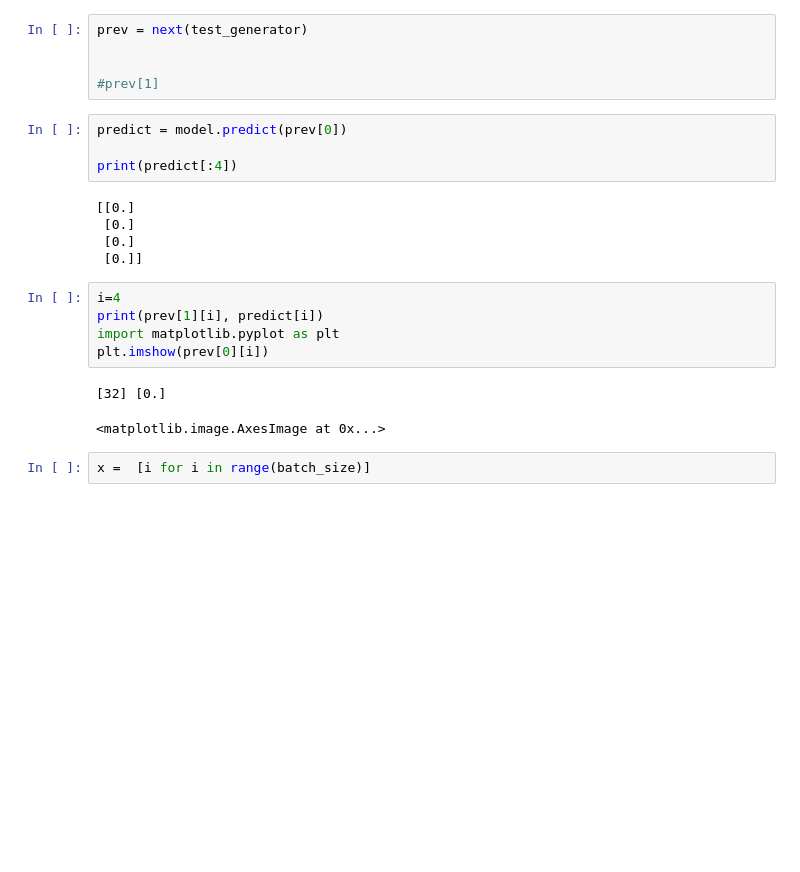
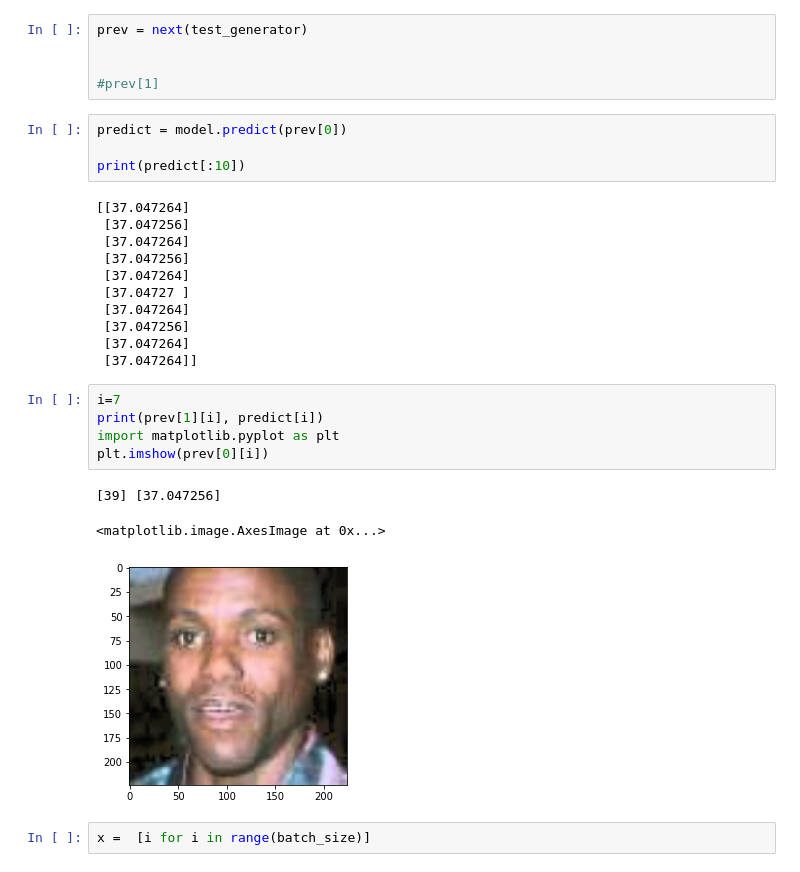
Before and after one commit to NicoliAraujo/tcc-code, a Jupyter notebook: reta-0.ipynb, the cells around one changed output. Cells and saved outputs as stored; diff of their text form; blank space fills up the shorter version.

```diff
--- a/reta-0.ipynb
+++ b/reta-0.ipynb
@@ -130,20 +139,27 @@ prev = next(test_generator)
 # %%
 predict = model.predict(prev[0])
 
-print(predict[:4])
+print(predict[:10])
 # %% [output]
-[[0.]
- [0.]
- [0.]
- [0.]]
+[[37.047264]
+ [37.047256]
+ [37.047264]
+ [37.047256]
+ [37.047264]
+ [37.04727 ]
+ [37.047264]
+ [37.047256]
+ [37.047264]
+ [37.047264]]
 # %%
-i=4
+i=7
 print(prev[1][i], predict[i])
 import matplotlib.pyplot as plt
 plt.imshow(prev[0][i])
 # %% [output]
-[32] [0.]
+[39] [37.047256]
 <matplotlib.image.AxesImage at 0x...>
+[figure, added]
 # %%
 x =  [i for i in range(batch_size)]
 # %%
```
Also changed, not shown: parts of 7 cells of this notebook, 26 other files.
